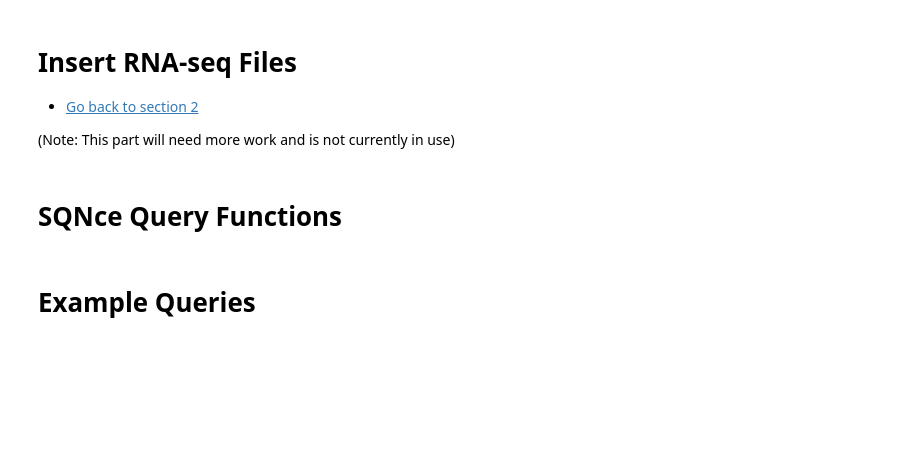
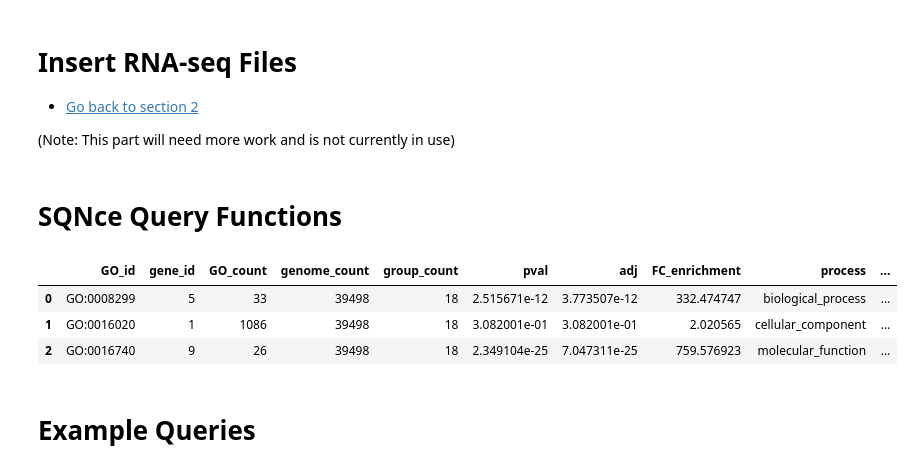
Before and after one commit to eporetsky/SQNce, a Jupyter notebook: SQNce.ipynb, the cells around one changed output. Drawn from its saved outputs; the diff is of its cells as text; code cells hidden in the pictures; blank space fills up the shorter version.

Commit message:
Added code to calculate GO enrichment using SQNce

```diff
--- a/SQNce.ipynb
+++ b/SQNce.ipynb
@@ -476,3 +476,10 @@ for index, row in df.iterrows():
     bam_insert(con, entities=list(row))
 # %% [markdown]
 # SQNce Query Functions
+# %%
+# GO enrichment query and testing functions
+from scipy.stats import  hypergeom
+from statsmodels.stats.multitest import multipletests
+rand_tps = ["Zm00001d021929","Zm00001d006678","Zm00001d008370","Zm00001d051416","Zm00001d017540","Zm00001d021410",
+            "Zm00001d026188","Zm00001d034516","Zm00001d035106","Zm00001d036345","Zm00001d033547","Zm00001d035879",
+            "Zm00001d036080","Zm00001d035881","Zm00001d045909","Zm00001d046750","Zm00001d012394","Zm00001d053084"]
@@ -479,3 +500,47 @@ for index, row in df.iterrows():
+# %%
+cursorObj = con.cursor()
+cursorObj.execute('''SELECT gene_number
+                    FROM genomes
+                    WHERE genome_id =  ?  ''', ("ZmB73v4",))
+# (name,) - need the comma to treat it as a single item and not list of letters
+selected = cursorObj.fetchall()
+genome_count = selected[0][0]
+# %%
+def hyper_geom(row):
+    hpd = hypergeom(row[2], row[1], row[3])
+    p = hpd.pmf(row[0])
+    return(p)
+
+GO_df = pd.DataFrame(ls, columns=["gene_id", "GO_id", "GO_count"])
+GO_counts = GO_df.groupby("GO_id").mean()["GO_count"]
+GO_df = GO_df.groupby("GO_id").count()
+GO_df["GO_count"] = GO_counts
+GO_df["genome_count"] = genome_count
+GO_df["group_count"] = len(rand_tps)
+GO_df["pval"] = GO_df.apply(hyper_geom, axis=1)
+GO_df["adj"] = list(multipletests(GO_df["pval"].values.tolist(), method="fdr_bh")[1])
+GO_df["FC_enrichment"] = (GO_df["gene_id"] / GO_df["GO_count"]) / (GO_df["group_count"] / GO_df["genome_count"])
+
+ls1 = []
+for entity in GO_df.index:
+    cursorObj = con.cursor()
+    cursorObj.execute('''SELECT process, GO_short, GO_long
+                        FROM GO_basic
+                        WHERE GO_id =  ?  ''', (entity,))
+    # (name,) - need the comma to treat it as a single item and not list of letters
+    selected = cursorObj.fetchall()
+    if selected == []:
+        continue
+    else:
+        ls1.append(selected[0])
+GO_basic = pd.DataFrame(ls1, columns=["process", "GO_short", "GO_long"])
+GO_df = GO_df.reset_index()
+pd.concat([GO_df, GO_basic], axis=1)
+# %% [output]
+|  | GO_id | gene_id | GO_count | genome_count | group_count | pval | adj | FC_enrichment | process | ... |
+| 0 | GO:0008299 | 5 | 33 | 39498 | 18 | 2.515671e-12 | 3.773507e-12 | 332.474747 | biological_process | ... |
+| 1 | GO:0016020 | 1 | 1086 | 39498 | 18 | 3.082001e-01 | 3.082001e-01 | 2.020565 | cellular_component | ... |
+| 2 | GO:0016740 | 9 | 26 | 39498 | 18 | 2.349104e-25 | 7.047311e-25 | 759.576923 | molecular_function | ... |
 # %%
 rows = """Chr2\t12345\nChr3\t54354\nChr2\t5234354\n""".split("\n")
 coordinate_list = [row.split("\t") for row in rows]
```
Also changed, not shown: parts of 1 cell of this notebook.
